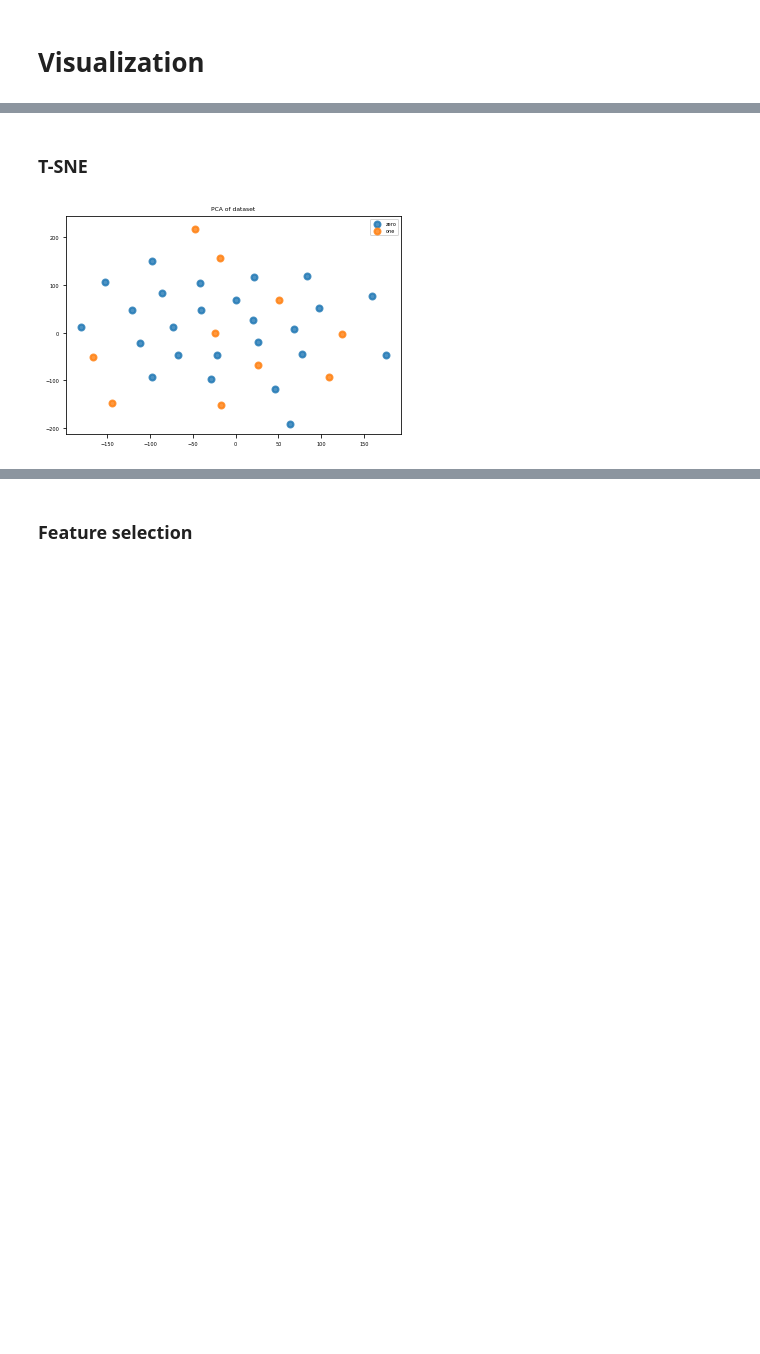
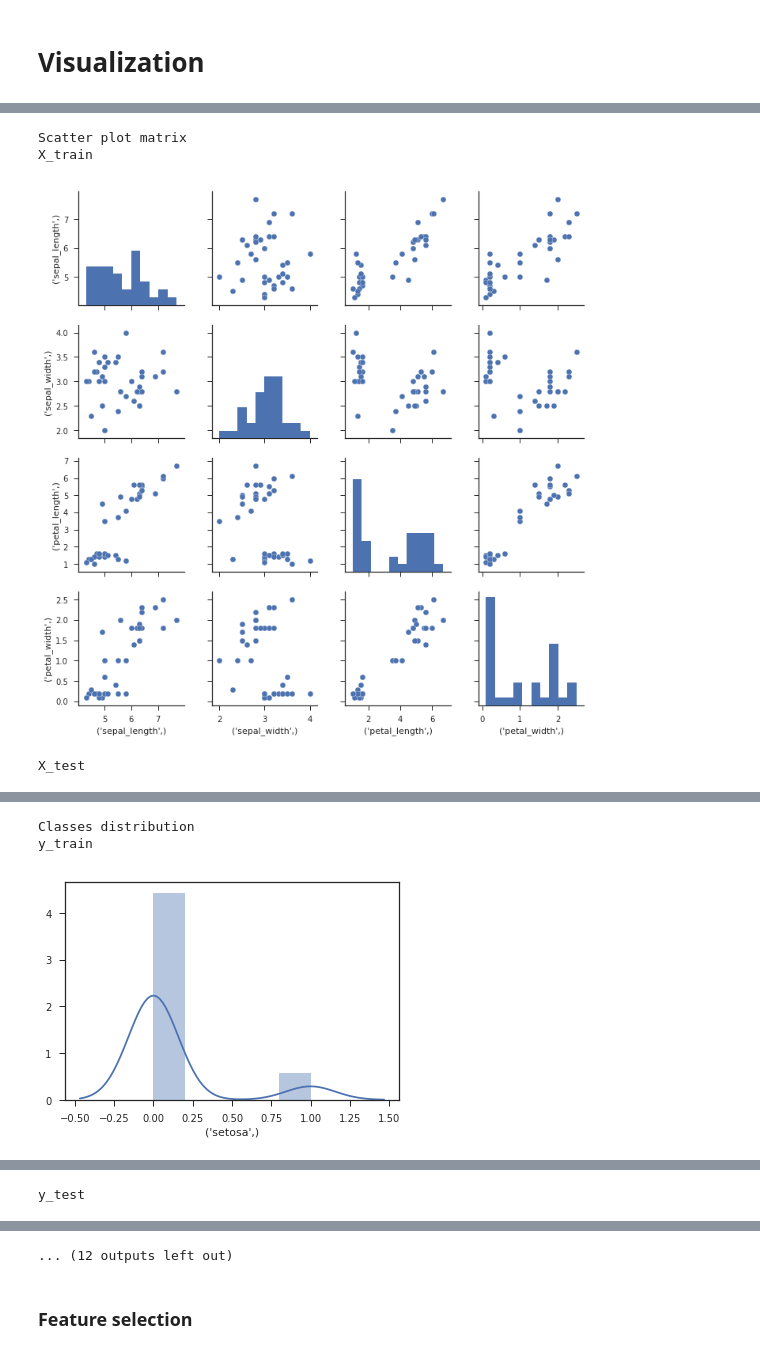
Before and after one commit to Didayolo/medi-chal, a Jupyter notebook: ID_notebook.ipynb, the cells around one changed output, grey strips where cells are left out. Cells and saved outputs as stored; diff of their text form; code cells hidden in the pictures; blank space fills up the shorter version.

Commit message:
Adding some plots but it needs a better structure

```diff
--- a/ID_notebook.ipynb
+++ b/ID_notebook.ipynb
@@ -2,7 +2,7 @@
 # Characterizing data distribution
 # %%
 input_dir = 'sample_data'
-#input_dir = 'autoML'
+basename = 'iris'
 # %% [markdown]
 ### We want to represent the dataset in a human-friendly format to get a good impression of it. This is a kind of dataset "identity card".
 
@@ -108,0 +72,2 @@ y.head()
+# %%
+D = AutoML(input_dir, basename)
@@ -165,4 +104,0 @@ y = preprocessing(y)
-# %%
-sns.set(style="ticks")
-sns.pairplot(X)
-plt.show()
@@ -446,2 +104,0 @@ if nb_classes > 2:
-# %% [markdown]
-### T-SNE
@@ -463,4 +105,7 @@ def tsne(X, y):
-# %%
-tsne(X, y)
-# %% [output]
-[figure, removed]
+# %%
+D.show_descriptors()
+# %% [output]
+Scatter plot matrix
+X_train
+[figure, added]
+X_test
@@ -466,0 +113,3 @@ tsne(X, y)
+Classes distribution
+y_train
+[figure, added]
@@ -466,0 +118 @@ tsne(X, y)
+y_test
@@ -467,3 +122,4 @@ tsne(X, y)
+... (12 outputs left out)
 # %% [markdown]
 ### Feature selection
 # %% [markdown]
```
Also changed, not shown: parts of 25 cells of this notebook, 3 other files.
